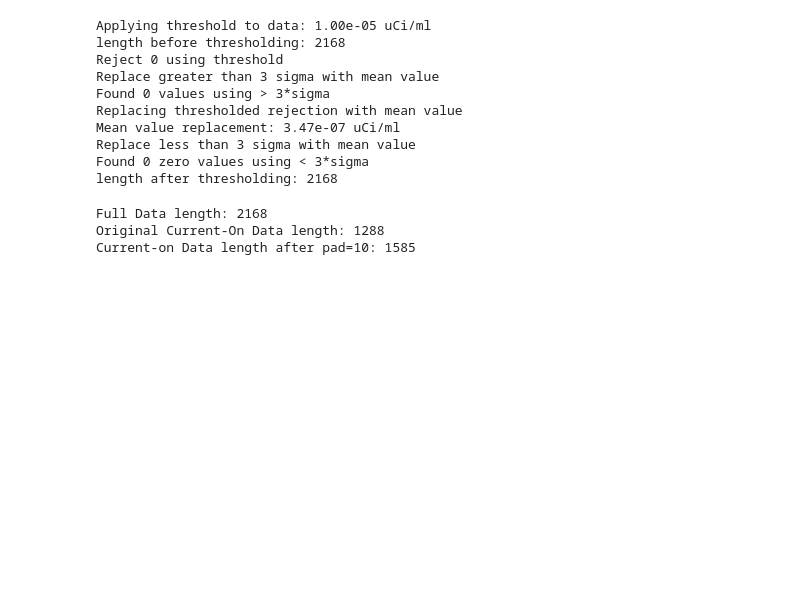
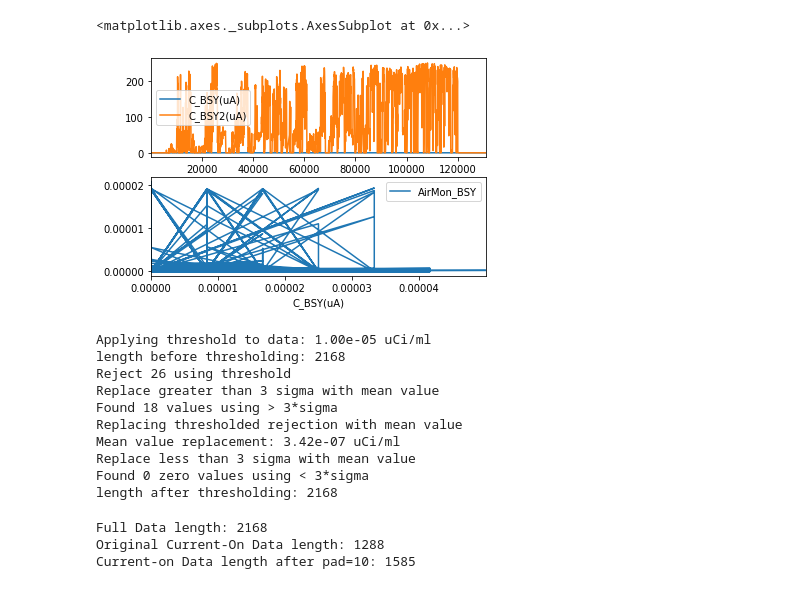
Before and after one commit to astav002/NESHAP, a Jupyter notebook: NESHAP_Processing.ipynb, the cells around one changed output. Saved outputs shown, nothing was run; the diff lists cells and outputs as text; code cells hidden in the pictures; blank space fills up the shorter version.

```diff
--- a/NESHAP_Processing.ipynb
+++ b/NESHAP_Processing.ipynb
@@ -335,7 +335,7 @@ class air_dat:
             plt.show()
 # %%
 air = air_dat(threshold=1e-5)
-air_df = air.get_data(fle_name="./ans2020_Jan01_Mar31.airdat.txt", dt_start='01/01/2021 00:00:00')
+air_df = air.get_data(fle_name="./ans2020_Jan01_Mar31_wBSY.airdat.txt", dt_start='01/01/2021 00:00:00')
 #air_df = air.get_data(fle_name="./ans2020_Jul29_Sep22_2.airdat.txt, dt_start='07/01/2021 00:00:00'")
 
 hall = 'hall_a'
@@ -351,3 +368,12 @@ Index(['Time(min)', 'E_A(MeV)', 'C_A(uA)', 'AirMon_A', 'E_C(MeV)', 'C_C(uA)',
+# %%
+air_df['C_BSY2(uA)'] = air_df.apply(lambda x: np.max([x['IPM1C01'], x['IPM1C02'], x['IPM2C01'], x['IPM2C02'], x['IPM3C01'], x['IPM3C02']]), axis=1)
+fig, ax = plt.subplots(ncols=1, nrows=2)
+air_df.plot(x='Time(min)', y=['C_BSY(uA)', 'C_BSY2(uA)'], ax=ax[0])
+
+air_df.plot(x='C_BSY(uA)', y=['AirMon_BSY'], ax=ax[1])
+# %% [output]
+<matplotlib.axes._subplots.AxesSubplot at 0x...>
+[figure, added]
 # %%
 repl_mean = True # used in apply_threshold to replace zeros with the overall mean value for all data
 sigma_method = True # used in apply_threshold to replace  > 3 sigma with the overall mean value for all data
@@ -369,11 +395,11 @@ air_df = air.apply_threshold(air_df, key=hall,
 # %% [output]
 Applying threshold to data: 1.00e-05 uCi/ml
 length before thresholding: 2168
-Reject 0 using threshold
+Reject 26 using threshold
 Replace greater than 3 sigma with mean value
-Found 0 values using > 3*sigma
+Found 18 values using > 3*sigma
 Replacing thresholded rejection with mean value
-Mean value replacement: 3.47e-07 uCi/ml
+Mean value replacement: 3.42e-07 uCi/ml
 Replace less than 3 sigma with mean value
 Found 0 zero values using < 3*sigma
 length after thresholding: 2168
```
Also changed, not shown: parts of 2 cells of this notebook, 16 other files.
